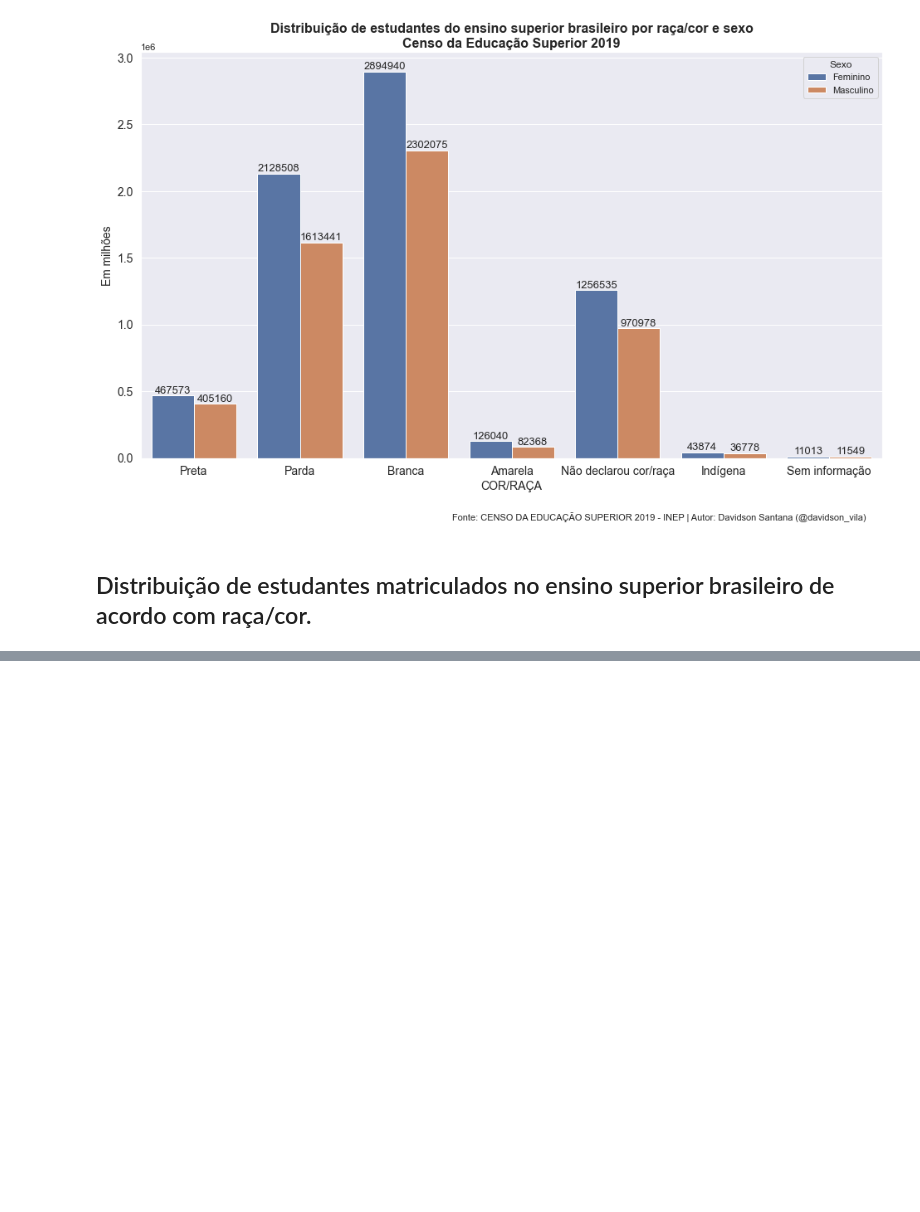
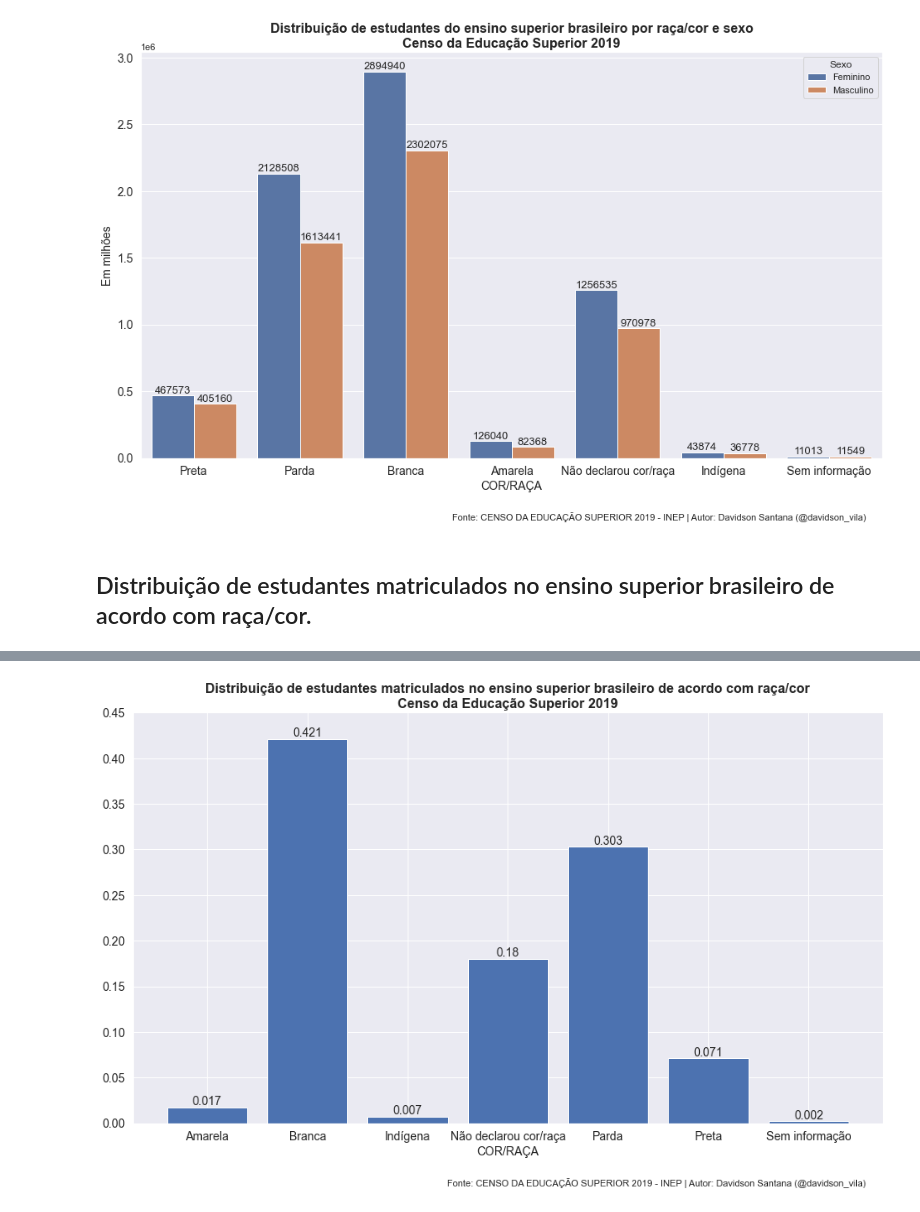
Before and after one commit to davidsonsantana89/censo-escolar-ensino-superior, a Jupyter notebook: 2019/censo-escolar-educacao-superior-2019.ipynb, the cells around one changed output, grey strips where cells are left out. Drawn from its saved outputs; the diff is of its cells as text; code cells hidden in the pictures; blank space fills up the shorter version.

```diff
--- a/2019/censo-escolar-educacao-superior-2019.ipynb
+++ b/2019/censo-escolar-educacao-superior-2019.ipynb
@@ -112,0 +95,18 @@ plt.show()
+# %%
+# gerar visualização da tabela de distribuição de frequências, anteriormente apresentada
+fig2 = plt.figure(figsize=(16,9))
+ax2 = fig2.add_subplot(1,1,1)
+ax2.bar(x=TabFreqCor.index.values, height='fr', data=TabFreqCor)
+plt.title('Distribuição de estudantes matriculados no ensino superior brasileiro de acordo com raça/cor\nCenso da Educação Superior 2019',
+          fontsize=16, weight='bold')
+plt.figtext(0.45, 0.009,'Fonte: CENSO DA EDUCAÇÃO SUPERIOR 2019 - INEP | Autor: Davidson Santana (@davidson_vila)', fontsize=11)
+plt.xlabel('COR/RAÇA', fontsize=14)
+plt.xticks(rotation='horizontal', fontsize=14)
+plt.yticks(fontsize=14)
+plt.ylim(0, 0.45, 10)
+for container in ax2.containers:
+    ax2.bar_label(container, fontsize=14)
+# plt.savefig('./graficos/distr-est-raca-cor.png', format='png')
+plt.show()
+# %% [output]
+[figure, added]
```
Also changed, not shown: parts of 16 cells of this notebook.
